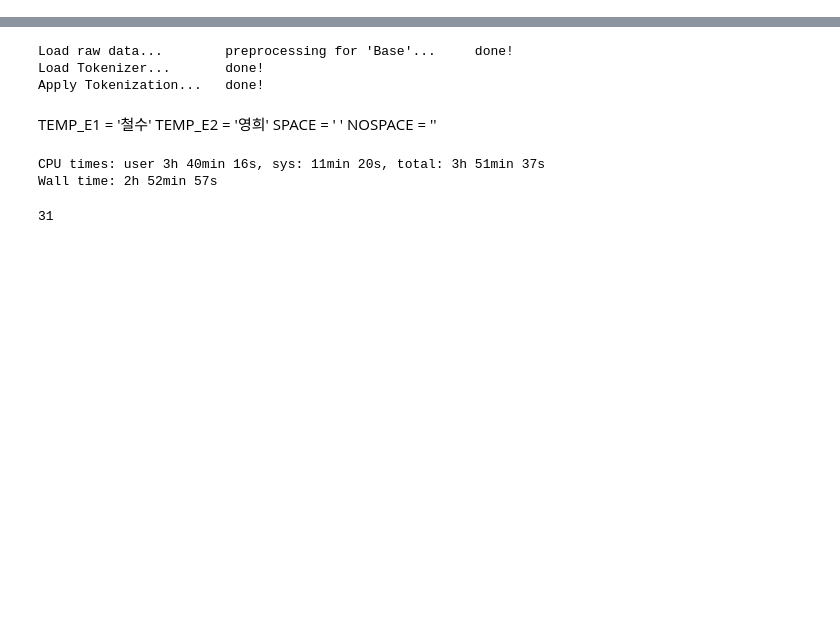
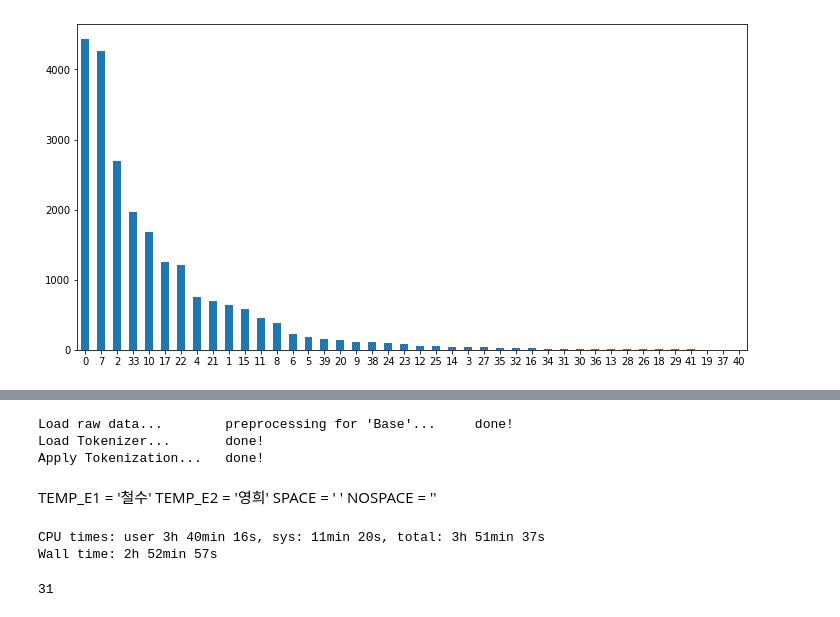
Before and after one commit to ilovemyminutes/RelationExtraction, a Jupyter notebook: notebooks/Data Augmentation.ipynb, the cells around one changed output, grey strips where cells are left out. Drawn from its saved outputs; the diff is of its cells as text; code cells hidden in the pictures; blank space fills up the shorter version.

```diff
--- a/notebooks/Data Augmentation.ipynb
+++ b/notebooks/Data Augmentation.ipynb
@@ -18,0 +40,2 @@ from config import PreTrainedType, Config, ModelType, PreProcessType
+# %%
+enc = LabelEncoder41()
@@ -18,0 +64,9 @@ from config import PreTrainedType, Config, ModelType, PreProcessType
+# %%
+aug = pd.read_csv(Config.TrainP)
+aug['label'] = aug['label'].apply(lambda x: enc.transform(x))
+# %%
+plt.figure(figsize=(12, 6))
+aug['label'].value_counts().plot(kind='bar', rot=0)
+plt.show()
+# %% [output]
+[figure, added]
```
Also changed, not shown: parts of 39 cells of this notebook, 17 other files.
